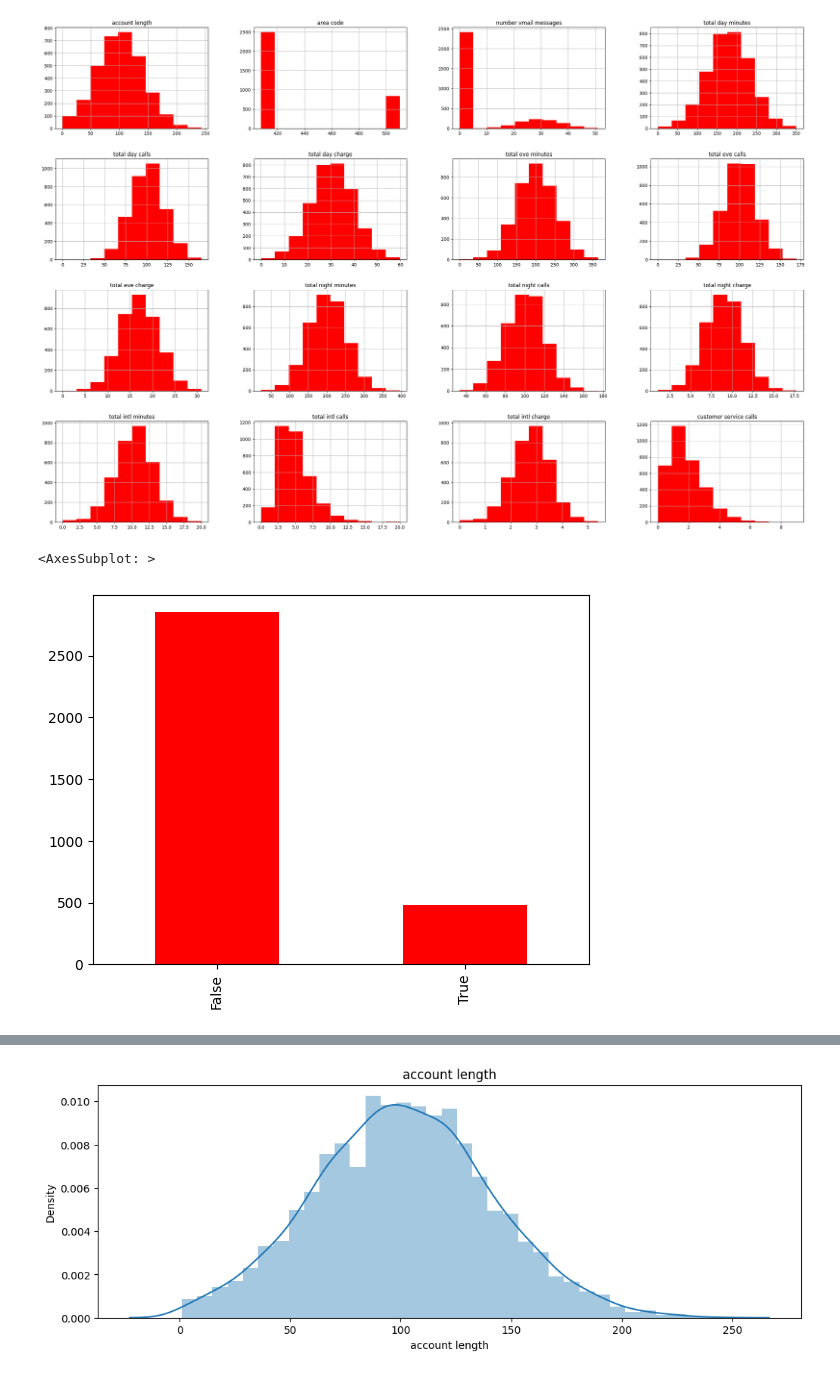
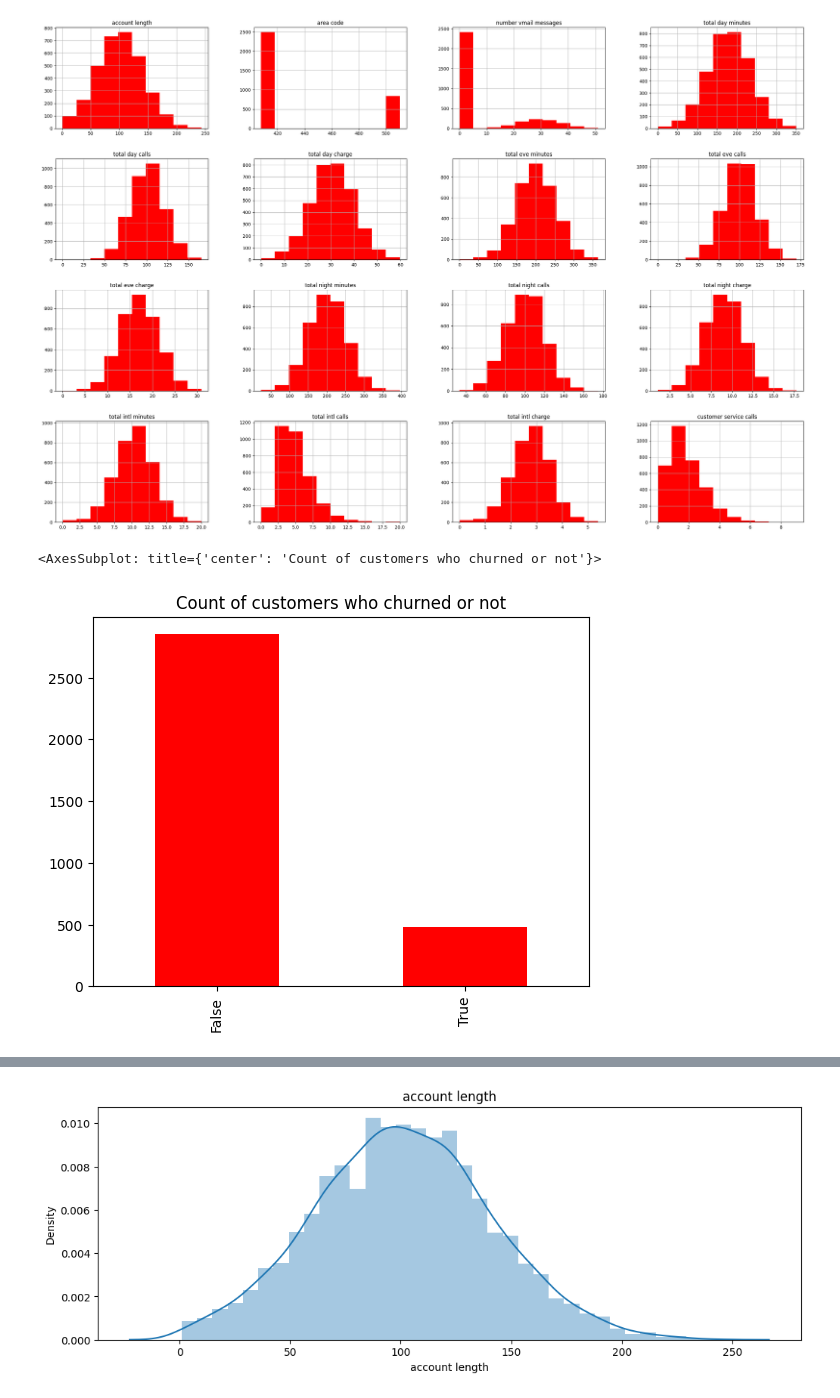
Before and after one commit to IvyNjoroge/PHASE-3-PROJECT, a Jupyter notebook: Syriatel.ipynb, the cells around one changed output, grey strips where cells are left out. Drawn from its saved outputs; the diff is of its cells as text; code cells hidden in the pictures.

```diff
--- a/Syriatel.ipynb
+++ b/Syriatel.ipynb
@@ -98,10 +98,10 @@ categoric_cols = ['state','area code',
                   'international plan',
                   'voice mail plan']
 # %%
-df['churn'].value_counts().plot(kind='bar', color='red')
+df['churn'].value_counts().plot(kind='bar', color='red', title='Count of customers who churned or not')
 # %% [output]
-<AxesSubplot: >
+<AxesSubplot: title={'center': 'Count of customers who churned or not'}>
-[figure, old version]
+[figure, new version]
 # %%
 #grouping the dataset by area code
 area_df = df.groupby('area code')
```
Also changed, not shown: parts of 4 cells of this notebook.
